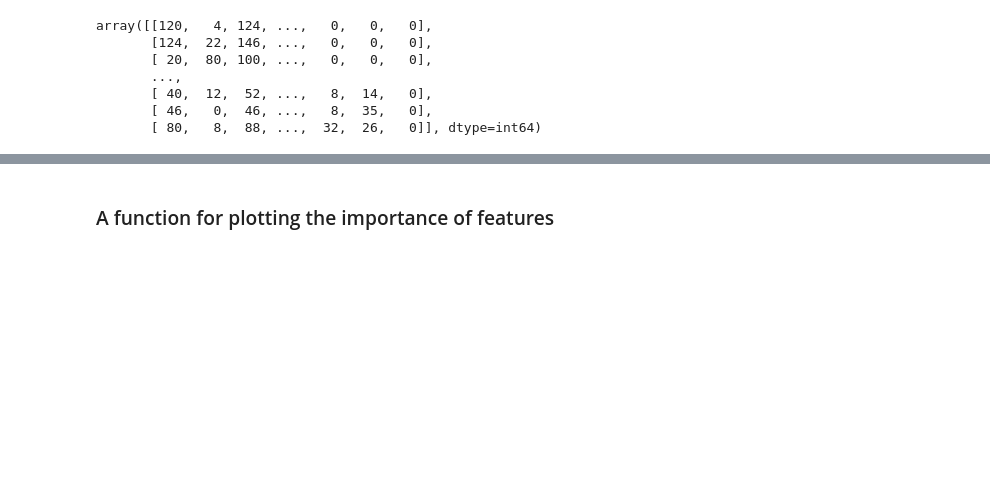
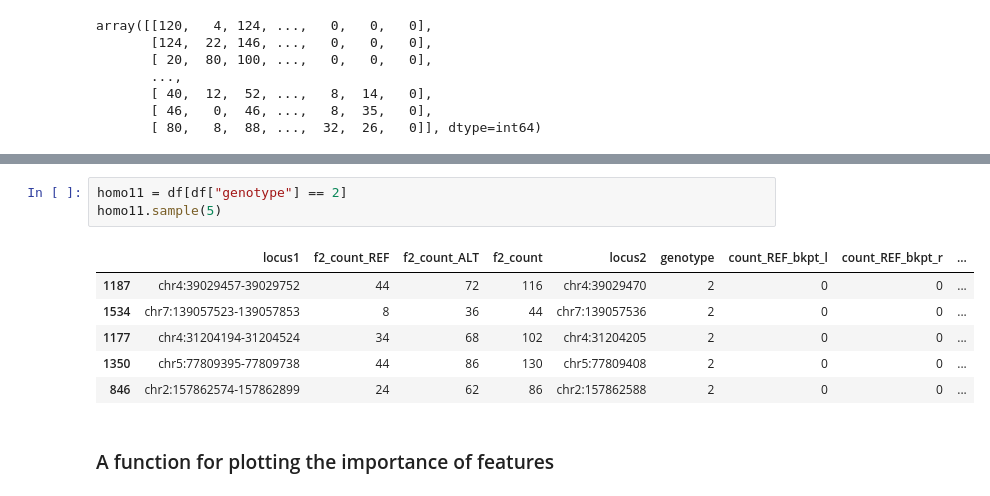
Before and after one commit to OrangeFrog210/COMP402-565Project, a Jupyter notebook: COMP402-HG00129-ver4-breakpoints-MAPQ1-regions.ipynb, the cells around one changed output, grey strips where cells are left out. Cells and saved outputs as stored; diff of their text form; blank space fills up the shorter version.

```diff
--- a/COMP402-HG00129-ver4-breakpoints-MAPQ1-regions.ipynb
+++ b/COMP402-HG00129-ver4-breakpoints-MAPQ1-regions.ipynb
@@ -226,3 +248,13 @@ array([[120,   4, 124, ...,   0,   0,   0],
+# %%
+homo11 = df[df["genotype"] == 2]
+homo11.sample(5)
+# %% [output]
+|  | locus1 | f2_count_REF | f2_count_ALT | f2_count | locus2 | genotype | count_REF_bkpt_l | count_REF_bkpt_r | ... |
+| 1187 | chr4:39029457-39029752 | 44 | 72 | 116 | chr4:39029470 | 2 | 0 | 0 | ... |
+| 1534 | chr7:139057523-139057853 | 8 | 36 | 44 | chr7:139057536 | 2 | 0 | 0 | ... |
+| 1177 | chr4:31204194-31204524 | 34 | 68 | 102 | chr4:31204205 | 2 | 0 | 0 | ... |
+| 1350 | chr5:77809395-77809738 | 44 | 86 | 130 | chr5:77809408 | 2 | 0 | 0 | ... |
+| 846 | chr2:157862574-157862899 | 24 | 62 | 86 | chr2:157862588 | 2 | 0 | 0 | ... |
 # %% [markdown]
 ### A function for plotting the importance of features
 # %%
```
Also changed, not shown: parts of 15 cells of this notebook.
